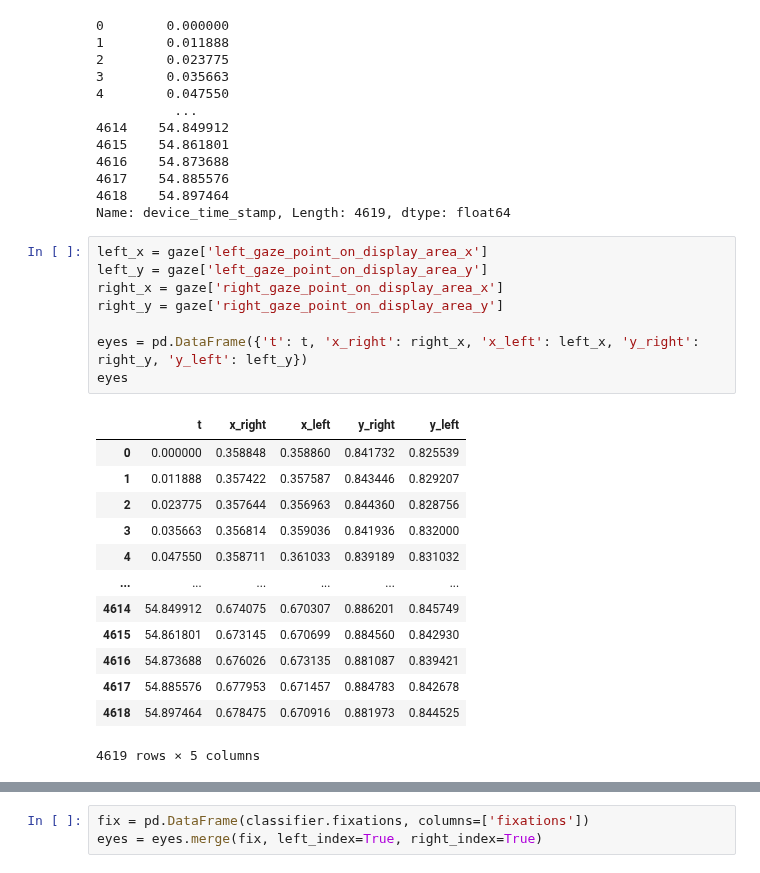
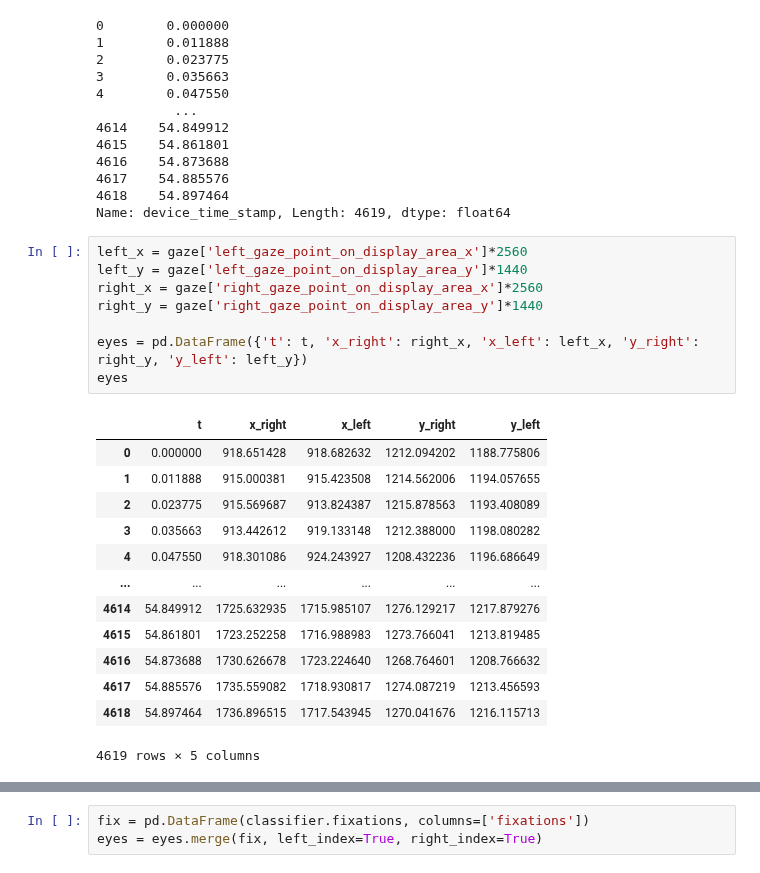
Before and after one commit to slayervictor/Fagpakkeprojekt-Eyes-Modelling, a Jupyter notebook: IDT/realtest.ipynb, the cells around one changed output, grey strips where cells are left out. Drawn from its saved outputs; the diff is of its cells as text.

```diff
--- a/IDT/realtest.ipynb
+++ b/IDT/realtest.ipynb
@@ -29,26 +29,26 @@ t
 4618    54.897464
 Name: device_time_stamp, Length: 4619, dtype: float64
 # %%
-left_x = gaze['left_gaze_point_on_display_area_x']
-left_y = gaze['left_gaze_point_on_display_area_y']
-right_x = gaze['right_gaze_point_on_display_area_x']
-right_y = gaze['right_gaze_point_on_display_area_y']
+left_x = gaze['left_gaze_point_on_display_area_x']*2560
+left_y = gaze['left_gaze_point_on_display_area_y']*1440
+right_x = gaze['right_gaze_point_on_display_area_x']*2560
+right_y = gaze['right_gaze_point_on_display_area_y']*1440
 
 eyes = pd.DataFrame({'t': t, 'x_right': right_x, 'x_left': left_x, 'y_right': right_y, 'y_left': left_y})
 eyes
 # %% [output]
 |  | t | x_right | x_left | y_right | y_left |
-| 0 | 0.000000 | 0.358848 | 0.358860 | 0.841732 | 0.825539 |
-| 1 | 0.011888 | 0.357422 | 0.357587 | 0.843446 | 0.829207 |
-| 2 | 0.023775 | 0.357644 | 0.356963 | 0.844360 | 0.828756 |
-| 3 | 0.035663 | 0.356814 | 0.359036 | 0.841936 | 0.832000 |
-| 4 | 0.047550 | 0.358711 | 0.361033 | 0.839189 | 0.831032 |
+| 0 | 0.000000 | 918.651428 | 918.682632 | 1212.094202 | 1188.775806 |
+| 1 | 0.011888 | 915.000381 | 915.423508 | 1214.562006 | 1194.057655 |
+| 2 | 0.023775 | 915.569687 | 913.824387 | 1215.878563 | 1193.408089 |
+| 3 | 0.035663 | 913.442612 | 919.133148 | 1212.388000 | 1198.080282 |
+| 4 | 0.047550 | 918.301086 | 924.243927 | 1208.432236 | 1196.686649 |
 | ... | ... | ... | ... | ... | ... |
-| 4614 | 54.849912 | 0.674075 | 0.670307 | 0.886201 | 0.845749 |
-| 4615 | 54.861801 | 0.673145 | 0.670699 | 0.884560 | 0.842930 |
-| 4616 | 54.873688 | 0.676026 | 0.673135 | 0.881087 | 0.839421 |
-| 4617 | 54.885576 | 0.677953 | 0.671457 | 0.884783 | 0.842678 |
-| 4618 | 54.897464 | 0.678475 | 0.670916 | 0.881973 | 0.844525 |
+| 4614 | 54.849912 | 1725.632935 | 1715.985107 | 1276.129217 | 1217.879276 |
+| 4615 | 54.861801 | 1723.252258 | 1716.988983 | 1273.766041 | 1213.819485 |
+| 4616 | 54.873688 | 1730.626678 | 1723.224640 | 1268.764601 | 1208.766632 |
+| 4617 | 54.885576 | 1735.559082 | 1718.930817 | 1274.087219 | 1213.456593 |
+| 4618 | 54.897464 | 1736.896515 | 1717.543945 | 1270.041676 | 1216.115713 |
 4619 rows × 5 columns
 # %%
 f, axes = plt.subplots(2, 1, figsize=(15, 8))
```
Also changed, not shown: parts of 3 cells of this notebook.
